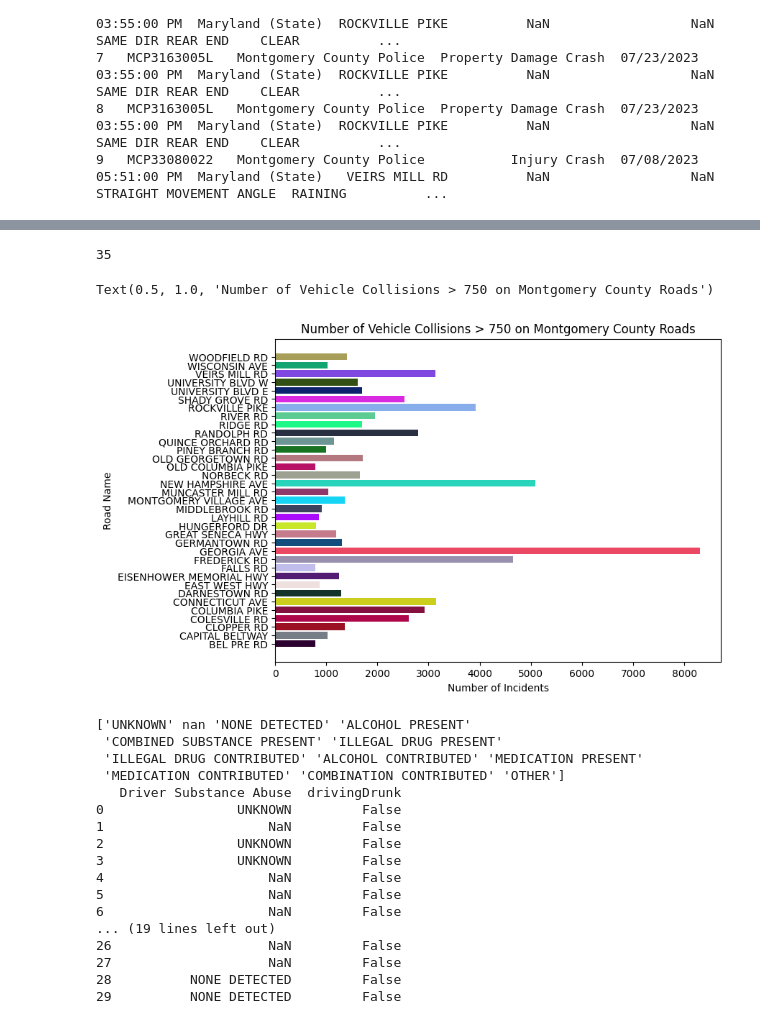
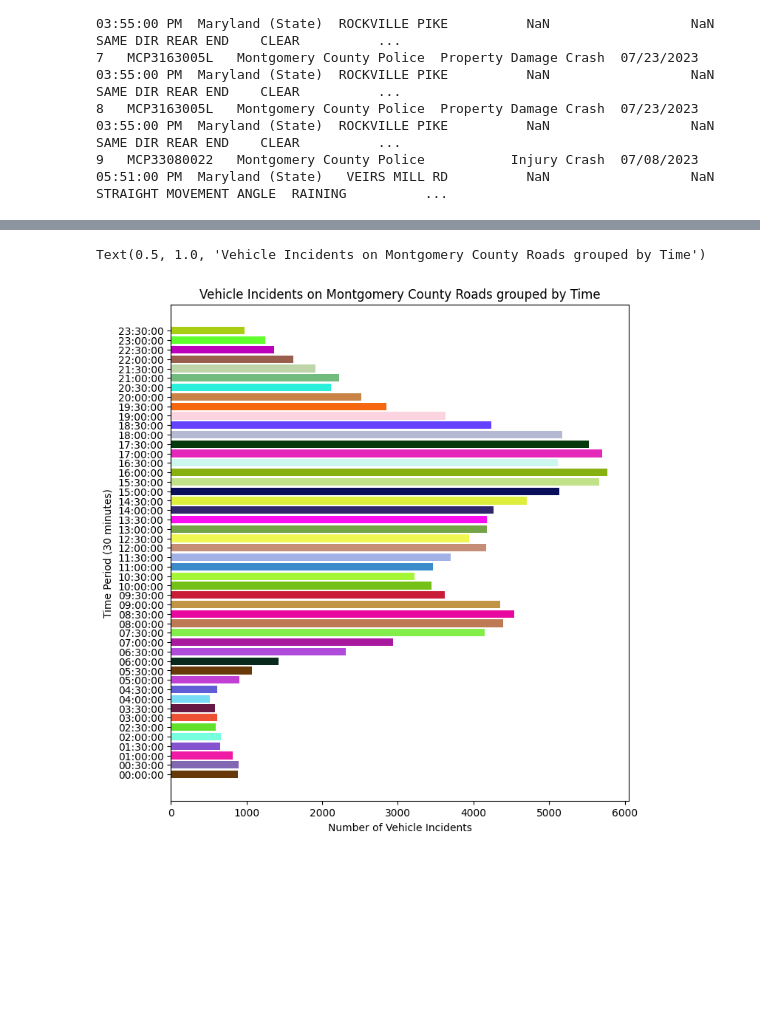
Before and after one commit to jpenovic/jpenovic.github.io, a Jupyter notebook: jpenovic-final.ipynb, the cells around one changed output, grey strips where cells are left out. Drawn from its saved outputs; the diff is of its cells as text; code cells hidden in the pictures; blank space fills up the shorter version.

Commit message:
updated index.html, added exploratory data analysis on drunk driving across time periods

```diff
--- a/jpenovic-final.ipynb
+++ b/jpenovic-final.ipynb
@@ -109,2 +114,8 @@ Now the data is more clean, only including the variables that we consider import
+# %%
+# What tags indicate a driver not being under the influence
+# Any other value means they were under the influence
+notUnderInflTag = ['UNKNOWN', 'NONE DETECTED', np.nan]
+data['underInfluence'] = ~data['Driver Substance Abuse'].isin(notUnderInflTag)
+#print(data.head(30).to_string())
 # %% [markdown]
 ## **Part 2: Data Exploration and Analysis**
@@ -112,39 +173,18 @@ First let's find the roads with the most incidents
+# %%
+# Create a column called 'timeGroup' which stores 30 minute time intervals
+data['timeGroup'] = pd.to_datetime(data['Crash Date/Time']).dt.time
+data['timeGroup'] = data['timeGroup'].apply(lambda x: str(dt.time(x.hour,30*int(x.minute/30),0)))
+#print(data.head(30).to_string())
 # %%
-# Find roads with at least inc_num incidents
-# Minimum number of incidents
-inc_num = 750
-mostInc = data.value_counts(subset='Road Name', sort=False)
-mostInc = mostInc[mostInc > inc_num]
-# Plot data and format graph
-plt.figure(figsize=(8, len(mostInc)/6))
-colors = list(tuple(np.random.random() for i in np.arange(3)) for j in np.arange(len(mostInc)))
-plt.barh(y=mostInc.index, width=mostInc, color=colors)
-plt.xlabel("Number of Incidents")
-plt.ylabel("Road Name")
-plt.title(f"Number of Vehicle Collisions > {inc_num} on Montgomery County Roads")
+# Organize frequency of arguments by time
+incidentsByTime = data.value_counts(subset='timeGroup', sort=False, ascending=True)
+# Plot incidents by time group
+colors=nRandomColors(len(incidentsByTime))
+plt.figure(figsize=(8, len(incidentsByTime)/bar_width_mod))
+plt.barh(y=incidentsByTime.index,width=incidentsByTime,color=colors)
+plt.xlabel("Number of Vehicle Incidents")
+plt.ylabel("Time Period (30 minutes)")
+plt.title("Vehicle Incidents on Montgomery County Roads grouped by Time")
 # %% [output]
-35
+Text(0.5, 1.0, 'Vehicle Incidents on Montgomery County Roads grouped by Time')
-Text(0.5, 1.0, 'Number of Vehicle Collisions > 750 on Montgomery County Roads')
-[figure, old version]
+[figure, new version]
-# %%
-print(data['Driver Substance Abuse'].unique())
-data['drivingDrunk'] = 'ALCOHOL' in data['Driver Substance Abuse']
-print(data[['Driver Substance Abuse', 'drivingDrunk']].head(30).to_string())
-# %% [output]
-['UNKNOWN' nan 'NONE DETECTED' 'ALCOHOL PRESENT'
- 'COMBINED SUBSTANCE PRESENT' 'ILLEGAL DRUG PRESENT'
- 'ILLEGAL DRUG CONTRIBUTED' 'ALCOHOL CONTRIBUTED' 'MEDICATION PRESENT'
- 'MEDICATION CONTRIBUTED' 'COMBINATION CONTRIBUTED' 'OTHER']
-   Driver Substance Abuse  drivingDrunk
-0                 UNKNOWN         False
-1                     NaN         False
-2                 UNKNOWN         False
-3                 UNKNOWN         False
-4                     NaN         False
-5                     NaN         False
-6                     NaN         False
-... (19 lines left out)
-26                    NaN         False
-27                    NaN         False
-28          NONE DETECTED         False
-29          NONE DETECTED         False
```
Also changed, not shown: parts of 15 cells of this notebook, 1 other file.
